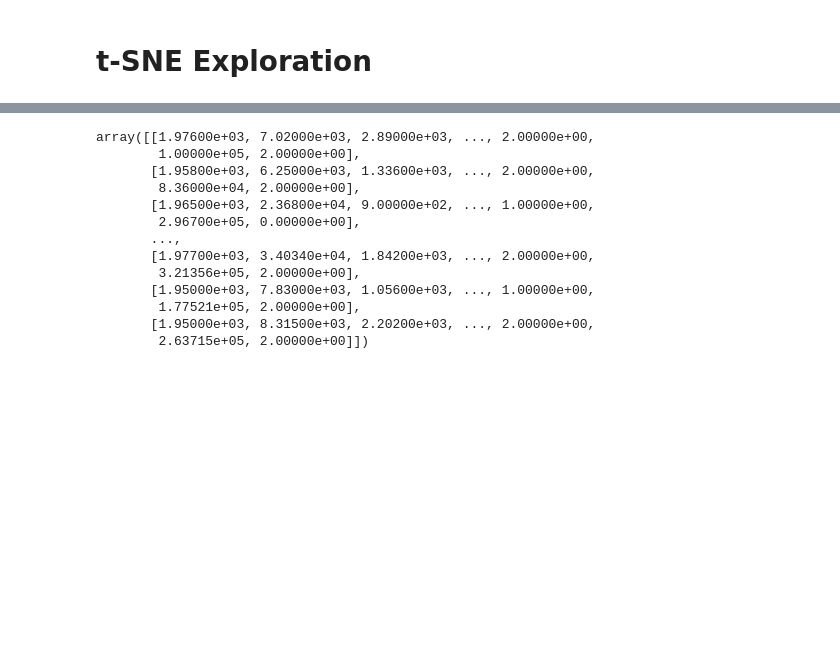
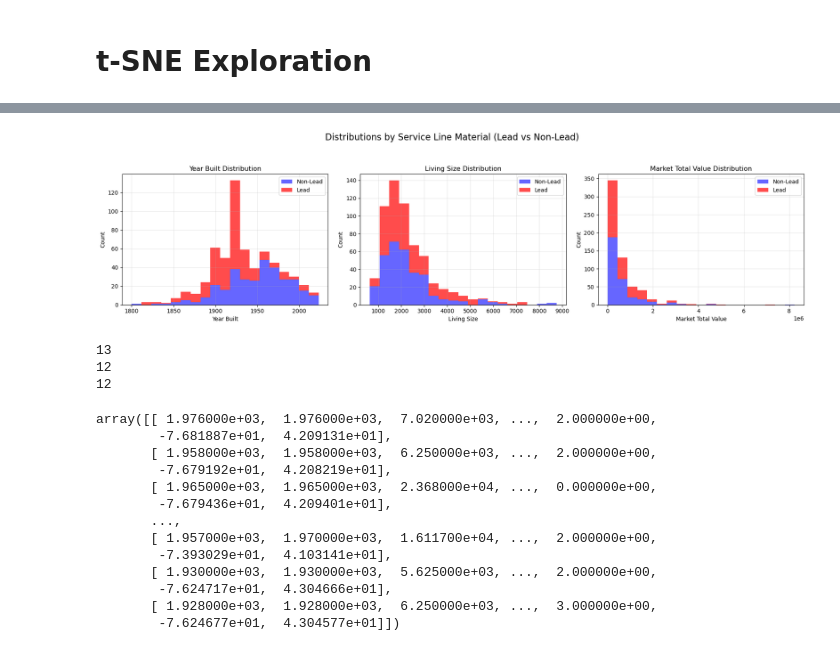
Before and after one commit to AvalonAce/ML-Lead-Service-Line-Prediction, a Jupyter notebook: models/tsne_exploration.ipynb, the cells around one changed output, grey strips where cells are left out. Saved outputs shown, nothing was run; the diff lists cells and outputs as text; code cells hidden in the pictures; blank space fills up the shorter version.

```diff
--- a/models/tsne_exploration.ipynb
+++ b/models/tsne_exploration.ipynb
@@ -89,24 +85,70 @@ Index(['Public SL Installation or Replacement Date',
+# %%
+
+
+# Define which columns to plot
+cols = ['year_built', 'living_size', 'market_total_value']
+
+# Create subplots (1 row, 3 columns)
+fig, axes = plt.subplots(1, 3, figsize=(18, 5))
+fig.suptitle("Distributions by Service Line Material (Lead vs Non-Lead)", fontsize=16)
+
+for ax, col in zip(axes, cols):
+    # Drop NaN
+    lead = df_numeric_data[df_numeric_data['SL Category Cleaned'] == 'Lead'][col].dropna()
+    nonlead = df_numeric_data[df_numeric_data['SL Category Cleaned'] != 'Lead'][col].dropna()
+
+    # Define common bins
+    bins = np.linspace(df_numeric_data[col].min(), df_numeric_data[col].max(), 20)
+
+    # Compute histograms
+    lead_counts, _ = np.histogram(lead, bins=bins)
+    nonlead_counts, _ = np.histogram(nonlead, bins=bins)
+
+    # Compute bin centers
+    bin_centers = 0.5 * (bins[:-1] + bins[1:])
+
+    # Plot stacked bars
+    ax.bar(bin_centers, nonlead_counts, width=np.diff(bins), color='blue', alpha=0.6, label='Non-Lead')
+    ax.bar(bin_centers, lead_counts, width=np.diff(bins), bottom=nonlead_counts, color='red', alpha=0.7, label='Lead')
+
+    ax.set_title(col.replace('_', ' ').title() + ' Distribution', fontsize=12)
+    ax.set_xlabel(col.replace('_', ' ').title())
+    ax.set_ylabel('Count')
+    ax.grid(alpha=0.3)
+    ax.legend()
+
+plt.tight_layout(rect=[0, 0, 1, 0.92])
+plt.show()
+# %% [output]
+[figure, added]
 # %%
-y = df_numeric_data['Customer SL Material Category']
-df_numeric_data = df_numeric_data.drop(columns='Customer SL Material Category')
+y = df_numeric_data['SL Category Cleaned']
+print(len(df_numeric_data.columns))
+df_numeric_data = df_numeric_data.drop(columns='SL Category Cleaned')
 X = df_numeric_data.to_numpy()
-X = np.hstack([X[:, 0:2], X[:, 3:]])
+print(len(X[0]))
+# X = np.hstack([X[:, 0:2], X[:, 3:]])
+print(len(X[0]))
+
 y = y[~np.isnan(X).any(axis=1)]
 X = X[~np.isnan(X).any(axis=1)]
 X
 # %% [output]
-array([[1.97600e+03, 7.02000e+03, 2.89000e+03, ..., 2.00000e+00,
-        1.00000e+05, 2.00000e+00],
-       [1.95800e+03, 6.25000e+03, 1.33600e+03, ..., 2.00000e+00,
-        8.36000e+04, 2.00000e+00],
-       [1.96500e+03, 2.36800e+04, 9.00000e+02, ..., 1.00000e+00,
-        2.96700e+05, 0.00000e+00],
-       ...,
-       [1.97700e+03, 3.40340e+04, 1.84200e+03, ..., 2.00000e+00,
-        3.21356e+05, 2.00000e+00],
-       [1.95000e+03, 7.83000e+03, 1.05600e+03, ..., 1.00000e+00,
-        1.77521e+05, 2.00000e+00],
-       [1.95000e+03, 8.31500e+03, 2.20200e+03, ..., 2.00000e+00,
-        2.63715e+05, 2.00000e+00]])
+13
+12
+12
+array([[ 1.976000e+03,  1.976000e+03,  7.020000e+03, ...,  2.000000e+00,
+        -7.681887e+01,  4.209131e+01],
+       [ 1.958000e+03,  1.958000e+03,  6.250000e+03, ...,  2.000000e+00,
+        -7.679192e+01,  4.208219e+01],
+       [ 1.965000e+03,  1.965000e+03,  2.368000e+04, ...,  0.000000e+00,
+        -7.679436e+01,  4.209401e+01],
+       ...,
+       [ 1.957000e+03,  1.970000e+03,  1.611700e+04, ...,  2.000000e+00,
+        -7.393029e+01,  4.103141e+01],
+       [ 1.930000e+03,  1.930000e+03,  5.625000e+03, ...,  2.000000e+00,
+        -7.624717e+01,  4.304666e+01],
+       [ 1.928000e+03,  1.928000e+03,  6.250000e+03, ...,  3.000000e+00,
+        -7.624677e+01,  4.304577e+01]])
 # %%
 scaler = StandardScaler()
```
Also changed, not shown: parts of 4 cells of this notebook.
